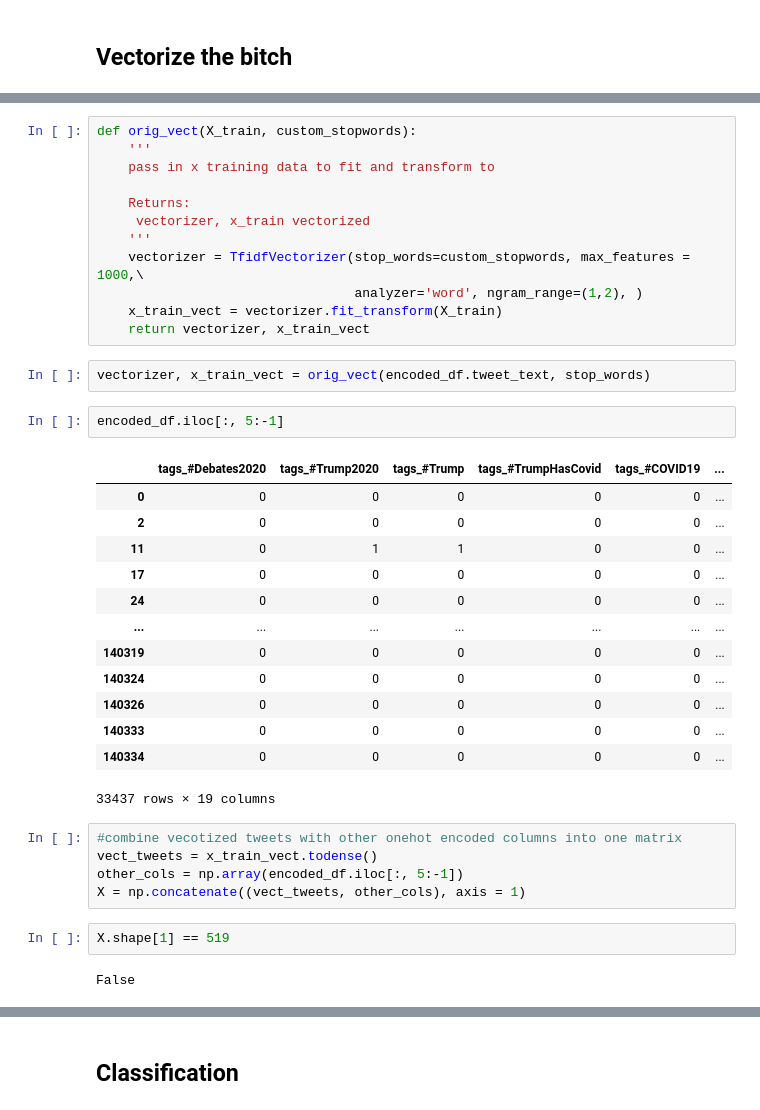
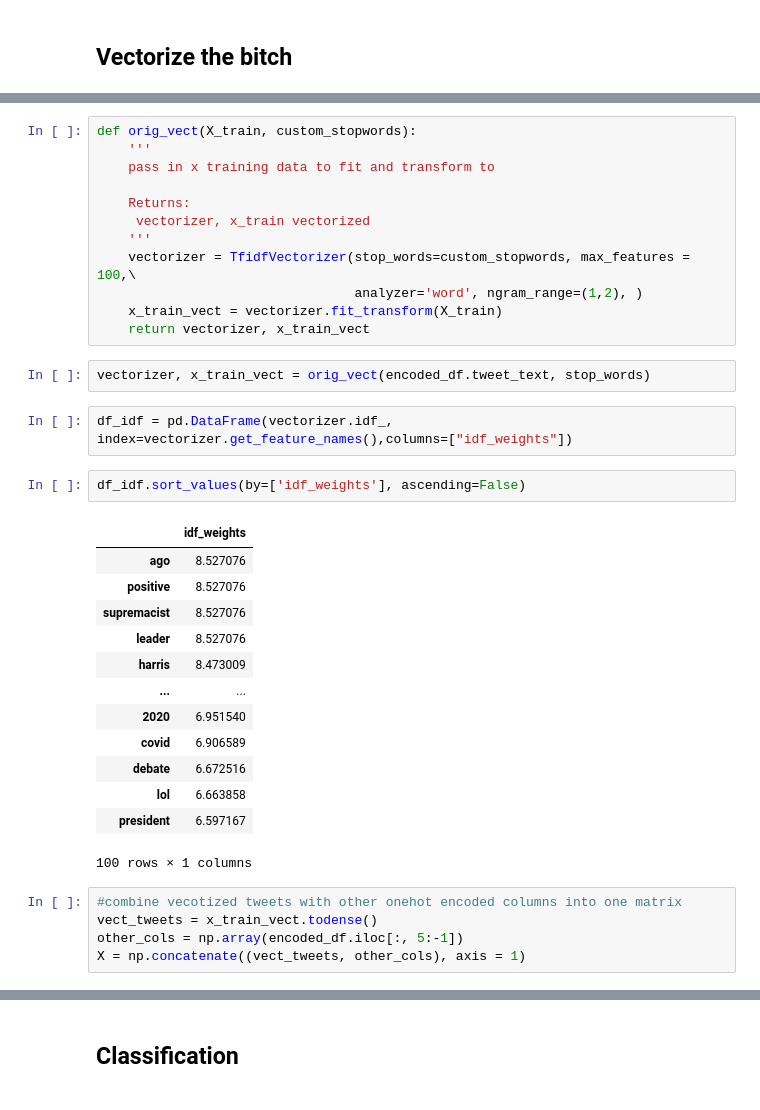
Before and after one commit to cjholcomb/paranormal-distribution, a Jupyter notebook: notebooks/Heathers_twitter.ipynb, the cells around one changed output, grey strips where cells are left out. Saved outputs shown, nothing was run; the diff lists cells and outputs as text.

```diff
--- a/notebooks/Heathers_twitter.ipynb
+++ b/notebooks/Heathers_twitter.ipynb
@@ -218,34 +280,32 @@ def orig_vect(X_train, custom_stopwords):
     Returns:
      vectorizer, x_train vectorized
     '''
-    vectorizer = TfidfVectorizer(stop_words=custom_stopwords, max_features = 1000,\
+    vectorizer = TfidfVectorizer(stop_words=custom_stopwords, max_features = 100,\
                                  analyzer='word', ngram_range=(1,2), )
     x_train_vect = vectorizer.fit_transform(X_train)
     return vectorizer, x_train_vect
 # %%
 vectorizer, x_train_vect = orig_vect(encoded_df.tweet_text, stop_words)
-# %%
-encoded_df.iloc[:, 5:-1]
-# %% [output]
-|  | tags_#Debates2020 | tags_#Trump2020 | tags_#Trump | tags_#TrumpHasCovid | tags_#COVID19 | ... |
-| 0 | 0 | 0 | 0 | 0 | 0 | ... |
-| 2 | 0 | 0 | 0 | 0 | 0 | ... |
-| 11 | 0 | 1 | 1 | 0 | 0 | ... |
-| 17 | 0 | 0 | 0 | 0 | 0 | ... |
-| 24 | 0 | 0 | 0 | 0 | 0 | ... |
-| ... | ... | ... | ... | ... | ... | ... |
-| 140319 | 0 | 0 | 0 | 0 | 0 | ... |
-| 140324 | 0 | 0 | 0 | 0 | 0 | ... |
-| 140326 | 0 | 0 | 0 | 0 | 0 | ... |
-| 140333 | 0 | 0 | 0 | 0 | 0 | ... |
-| 140334 | 0 | 0 | 0 | 0 | 0 | ... |
-33437 rows × 19 columns
+# %%
+df_idf = pd.DataFrame(vectorizer.idf_, index=vectorizer.get_feature_names(),columns=["idf_weights"])
+# %%
+df_idf.sort_values(by=['idf_weights'], ascending=False)
+# %% [output]
+|  | idf_weights |
+| ago | 8.527076 |
+| positive | 8.527076 |
+| supremacist | 8.527076 |
+| leader | 8.527076 |
+| harris | 8.473009 |
+| ... | ... |
+| 2020 | 6.951540 |
+| covid | 6.906589 |
+| debate | 6.672516 |
+| lol | 6.663858 |
+| president | 6.597167 |
+100 rows × 1 columns
 # %%
 #combine vecotized tweets with other onehot encoded columns into one matrix
 vect_tweets = x_train_vect.todense()
 other_cols = np.array(encoded_df.iloc[:, 5:-1])
 X = np.concatenate((vect_tweets, other_cols), axis = 1)
-# %%
-X.shape[1] == 519
-# %% [output]
-False
```
Also changed, not shown: parts of 16 cells of this notebook, 2 other files.
